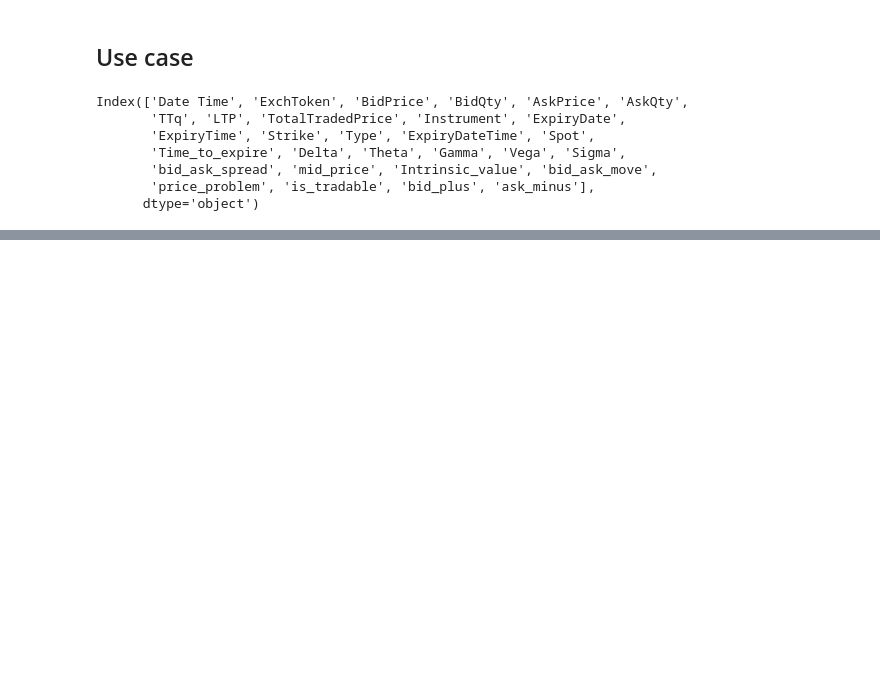
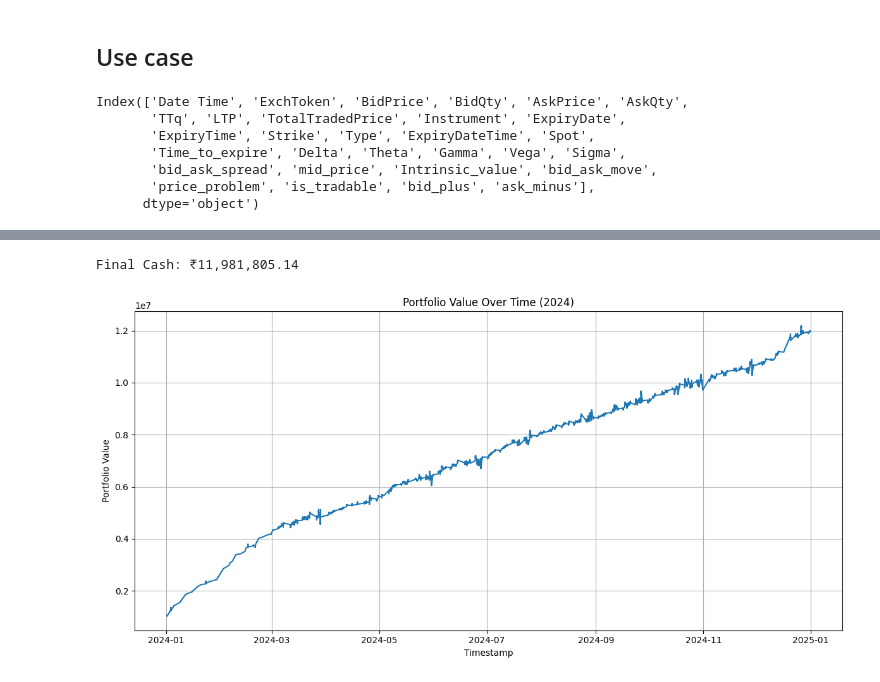
Before and after one commit to aman-exp69/Aman_codes, a Jupyter notebook: test.ipynb, the cells around one changed output, grey strips where cells are left out. Saved outputs shown, nothing was run; the diff lists cells and outputs as text; code cells hidden in the pictures; blank space fills up the shorter version.

```diff
--- a/test.ipynb
+++ b/test.ipynb
@@ -320,0 +376,36 @@ plt.show()
+# %%
+hedge_intervals = 5 # hedge interval in minutes
+weight = [0.5,0.5] # weights for the two assets
+stocks = ["BAJAJ-AUTO", "BAJFINANCE"] # Stock symbols
+start_date = "20240403"
+# %%
+df = pd.read_csv('NIFTY_200_Lot_Size.csv')
+df['Symbol'] = df['Symbol'].str.strip().str.upper()
+df['LOT_SIZE'] = pd.to_numeric(df['LOT_SIZE'], errors='coerce')
+lot_size_map = dict(zip(df['Symbol'], df['LOT_SIZE']))
+
+lot_sizes = [lot_size_map.get(symbol.strip().upper()) for symbol in stocks]
+# %%
+final_cash, yearly_pnl = run_yearly_backtest(
+    year=2024,
+    stocks=stocks,
+    weights=weight,
+    lot_sizes=lot_sizes
+)
+# %%
+print(f"\nFinal Cash: ₹{final_cash:,.2f}")
+# %% [output]
+Final Cash: ₹11,981,805.14
+# %%
+import matplotlib.pyplot as plt
+
+plt.figure(figsize=(12, 6))
+plt.plot(pd.to_datetime(yearly_pnl['Timestamp']), yearly_pnl['TotalValue'])
+plt.title("Portfolio Value Over Time (2024)")
+plt.xlabel("Timestamp")
+plt.ylabel("Portfolio Value")
+plt.grid(True)
+plt.tight_layout()
+plt.show()
+# %% [output]
+[figure, added]
```
Also changed, not shown: parts of 6 cells of this notebook, 1 other file.
